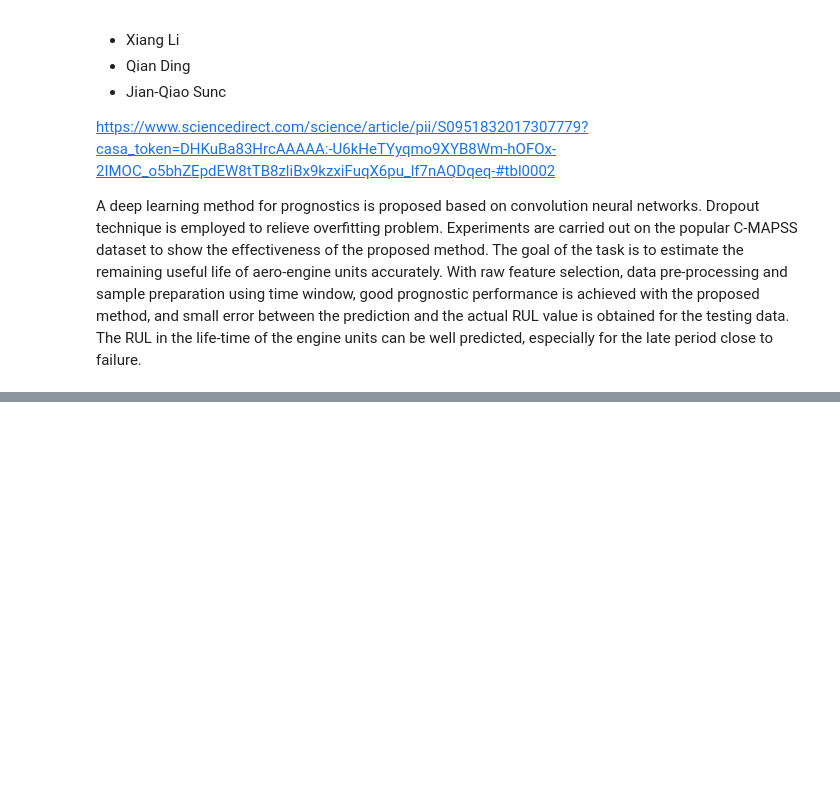
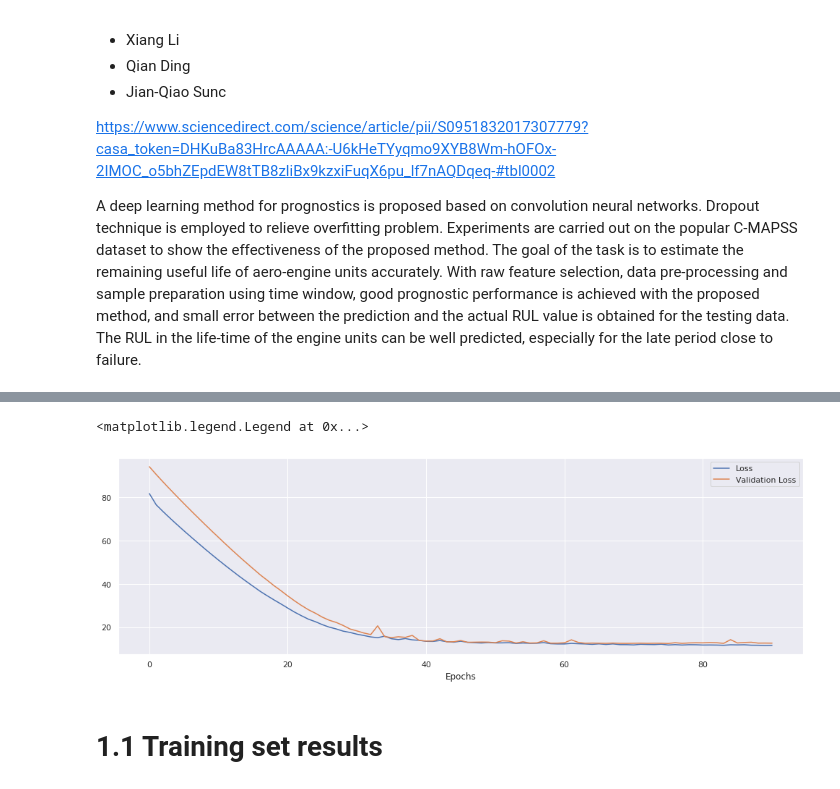
Before and after one commit to lucianolorenti/ceruleo, a Jupyter notebook: research/CMAPPS.ipynb, the cells around one changed output, grey strips where cells are left out. Cells and saved outputs as stored; diff of their text form; code cells hidden in the pictures; blank space fills up the shorter version.

Commit message:
[Research] Reproduce results of the article Remaining useful life estimation in prognostics using deep convolution neural networks

```diff
--- a/research/CMAPPS.ipynb
+++ b/research/CMAPPS.ipynb
@@ -42,4 +42,4 @@ sensors = ['SensorMeasure1',
        'SensorMeasure16', 'SensorMeasure17', 'SensorMeasure18',
        'SensorMeasure19', 'SensorMeasure20', 'SensorMeasure21']
 
-s1 = [sensors[i-1] for i in sensor_indices]
+useful_sensors = [sensors[i-1] for i in sensor_indices]
@@ -224,12 +55,16 @@ https://www.sciencedirect.com/science/article/pii/S0951832017307779?casa_token=D
 
 A deep learning method for prognostics is proposed based on convolution neural networks. Dropout technique is employed to relieve overfitting problem. Experiments are carried out on the popular C-MAPSS dataset to show the effectiveness of the proposed method. The goal of the task is to estimate the remaining useful life of aero-engine units accurately. With raw feature selection, data pre-processing and sample preparation using time window, good prognostic performance is achieved with the proposed method, and small error between the prediction and the actual RUL value is obtained for the testing data. The RUL in the life-time of the engine units can be well predicted, especially for the late period close to failure.
 # %%
+from rul_pm.transformation.target import PicewiseRULThreshold
 transformer = Transformer(
                 'RUL',
                 transformation_pipeline(
                     scaler=MinMaxScaler((-1, 1)),
-                    features=sensors
-                )
+                    features=useful_sensors
+                ),
+                transformerY = Pipeline(steps=[
+                    ('picewise', PicewiseRULThreshold(125))
+                ])
             )
 # %%
 def root_mean_squared_error(y_true, y_pred):
@@ -247,13 +82,13 @@ model = XiangQiangJianQiaoModel(
             10,
             dropout=0.5,
             window=30,
-            batch_size=32,
+            batch_size=512,
             step = 1,
             transformer=transformer,
             shuffle='all',
             models_path=Path('.'),
-            patience=500,
-            cache_size=40,
+            patience=15,
+            cache_size=120,
             callbacks=[lr_callback],
             learning_rate=1e-3,
             loss=root_mean_squared_error)
@@ -360,2 +95,2 @@ KeyboardInterrupt:
 # %%
-model.fit(train_dataset, test_dataset, epochs=500)
+model.fit(train_dataset, test_dataset, epochs=100)
@@ -362 +152,12 @@ model.fit(train_dataset, test_dataset, epochs=500)
+# %%
+fig, ax = plt.subplots(figsize=(17, 5))
+ax.plot(model.history.history['loss'], label='Loss')
+ax.plot(model.history.history['val_loss'], label='Validation Loss')
+ax.set_xlabel('Epochs')
+ax.legend()
+# %% [output]
+<matplotlib.legend.Legend at 0x...>
+[figure, added]
+# %% [markdown]
+# 1.1 Training set results
 # %%
```
Also changed, not shown: parts of 16 cells of this notebook, 1 other file.
